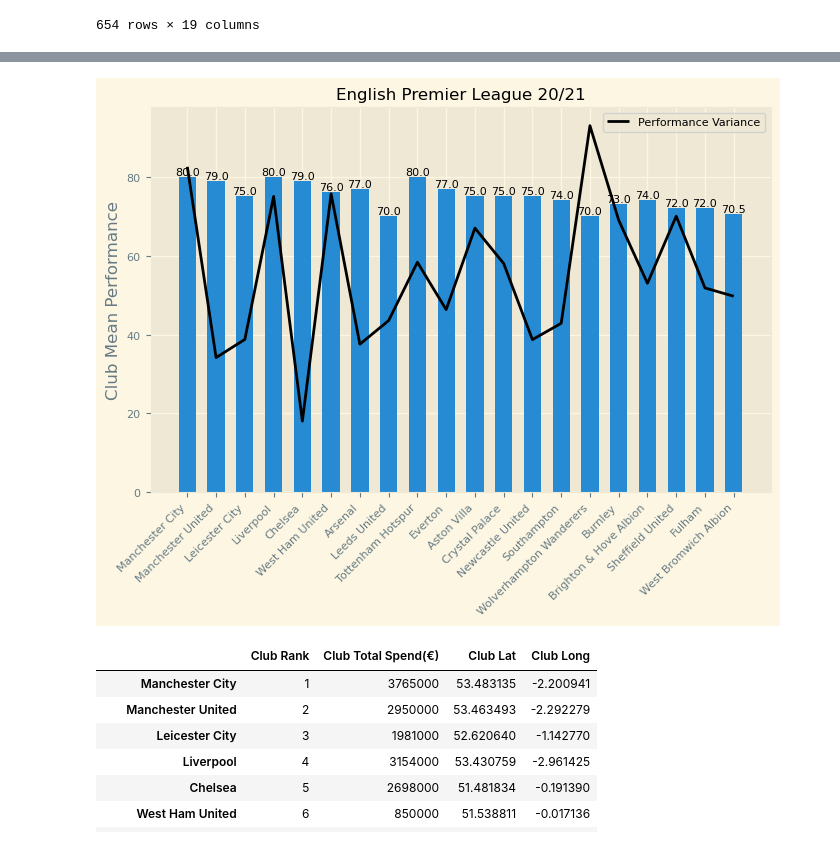
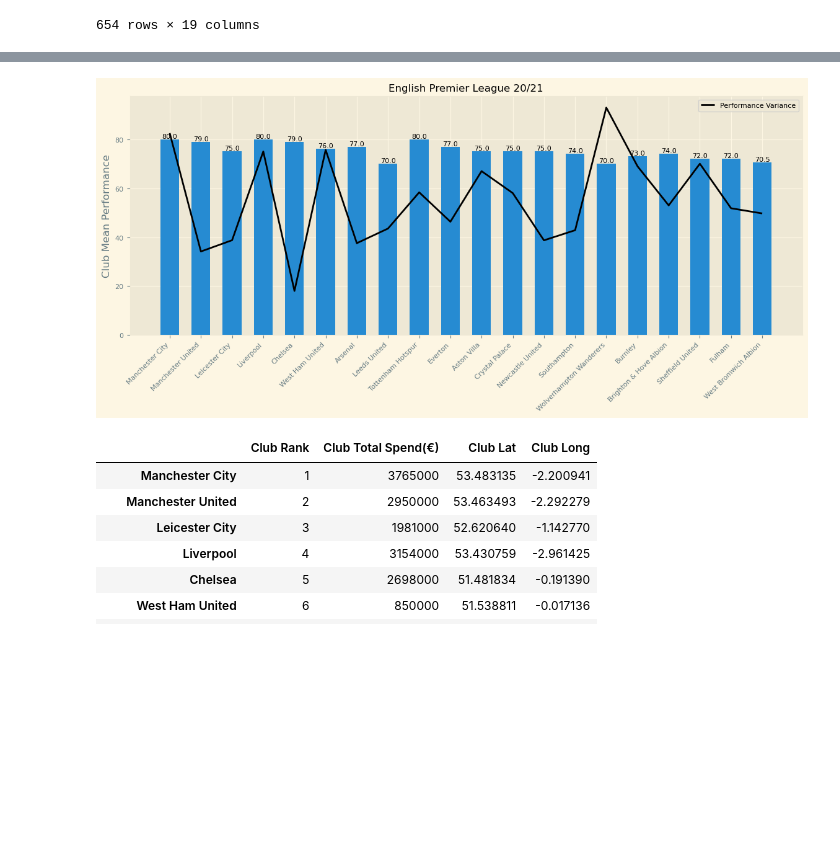
Before and after one commit to Misscoffeecassie/Group-2, a Jupyter notebook: Project_1_Group_2_FIFA_Players.ipynb, the cells around one changed output, grey strips where cells are left out. Saved outputs shown, nothing was run; the diff lists cells and outputs as text; code cells hidden in the pictures; blank space fills up the shorter version.

```diff
--- a/Project_1_Group_2_FIFA_Players.ipynb
+++ b/Project_1_Group_2_FIFA_Players.ipynb
@@ -173,24 +173,24 @@ clubPerStat
 # %%
 clubName = clubPerStat.index.values
 clubMedPer = clubPerStat['Overall Median Performance']
 clubVarPer = clubPerStat['Overall Performance Variance']
 
 plt.style.use("Solarize_Light2")
-plt.figure(figsize=(8, 5))
+plt.figure(figsize=(14, 5))
 plt.bar(clubName,clubMedPer, width = 0.6)
 plt.plot(clubName,clubVarPer, color = 'black',label = 'Performance Variance')
 plt.title("English Premier League 20/21", fontsize = 12)
 plt.ylabel("Club Mean Performance")
 plt.xticks(rotation = 45,ha = 'right')
 for a,b in zip(clubName, clubMedPer):
     plt.text(a, b, str(b),fontsize=8,
         horizontalalignment = 'center',
         verticalalignment = 'bottom')
 plt.legend()
 plt.savefig("./data/player_perform", dpi=200)
 plt.show()
 # %% [output]
-[figure, old version]
+[figure, new version]
 # %%
 clubLat = clubPlayers['Club Lat'].unique()
 clubLong = clubPlayers['Club Long'].unique()
```
Also changed, not shown: 1 other file.
